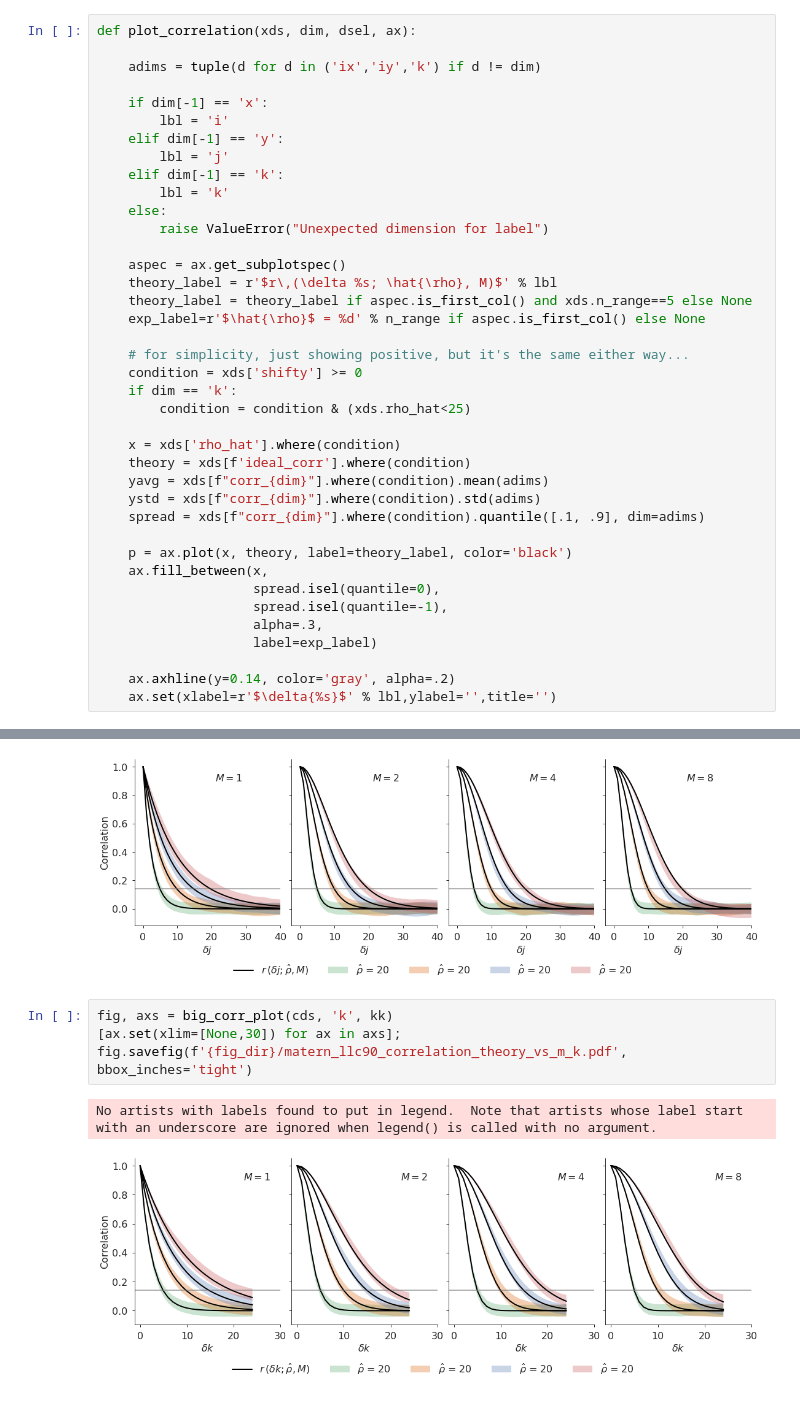
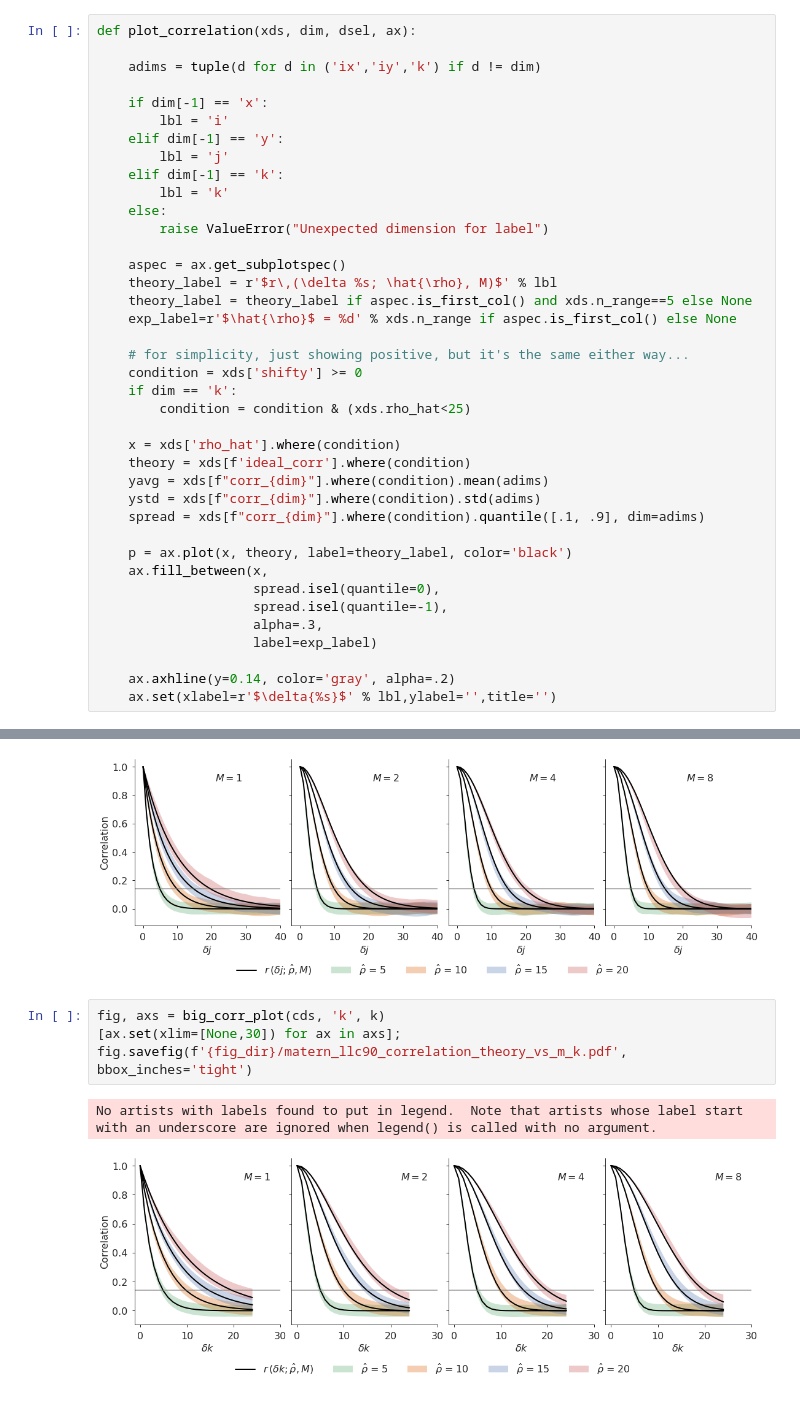
Before and after one commit to timothyas/generic-matern-covariance, a Jupyter notebook: src/plot_llc_matern_theory.ipynb, the cells around one changed output, grey strips where cells are left out. Cells and saved outputs as stored; diff of their text form.

Commit message:
fixed legend for matern theory plot

```diff
--- a/src/plot_llc_matern_theory.ipynb
+++ b/src/plot_llc_matern_theory.ipynb
@@ -58,7 +58,7 @@ def plot_correlation(xds, dim, dsel, ax):
     aspec = ax.get_subplotspec()
     theory_label = r'$r\,(\delta %s; \hat{\rho}, M)$' % lbl
     theory_label = theory_label if aspec.is_first_col() and xds.n_range==5 else None
-    exp_label=r'$\hat{\rho}$ = %d' % n_range if aspec.is_first_col() else None
+    exp_label=r'$\hat{\rho}$ = %d' % xds.n_range if aspec.is_first_col() else None
 
     # for simplicity, just showing positive, but it's the same either way...
     condition = xds['shifty'] >= 0
@@ -128,9 +128,9 @@ fig.savefig(f'{fig_dir}/matern_llc90_correlation_theory_vs_m_iy.pdf', bbox_inche
 No artists with labels found to put in legend.  Note that artists whose label start with an underscore are ignored when legend() is called with no argument.
 [figure]
 # %%
-fig, axs = big_corr_plot(cds, 'k', kk)
+fig, axs = big_corr_plot(cds, 'k', k)
 [ax.set(xlim=[None,30]) for ax in axs];
 fig.savefig(f'{fig_dir}/matern_llc90_correlation_theory_vs_m_k.pdf', bbox_inches='tight')
 # %% [output]
 No artists with labels found to put in legend.  Note that artists whose label start with an underscore are ignored when legend() is called with no argument.
-[figure, old version]
+[figure, new version]
```
Also changed, not shown: 3 other files.
